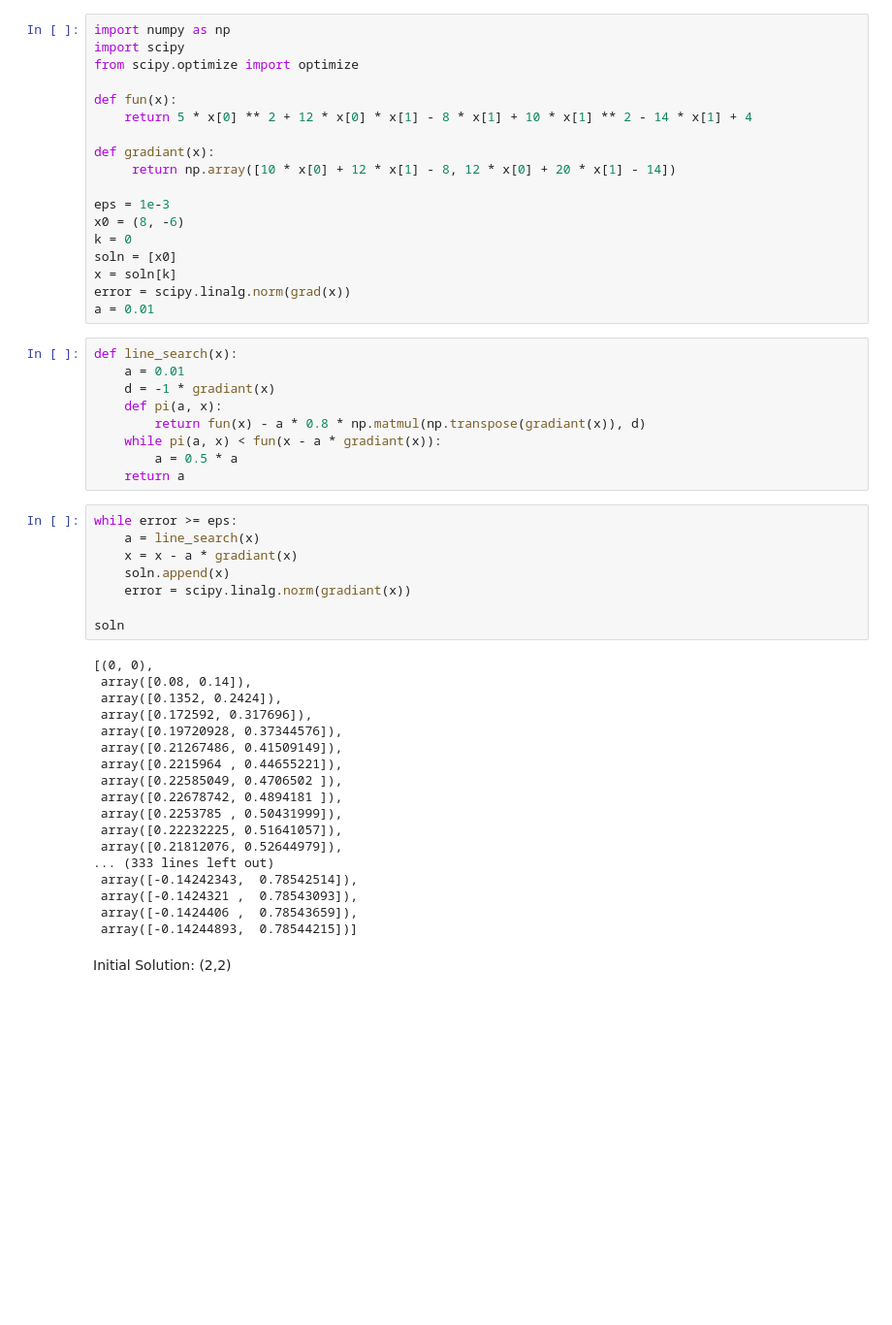
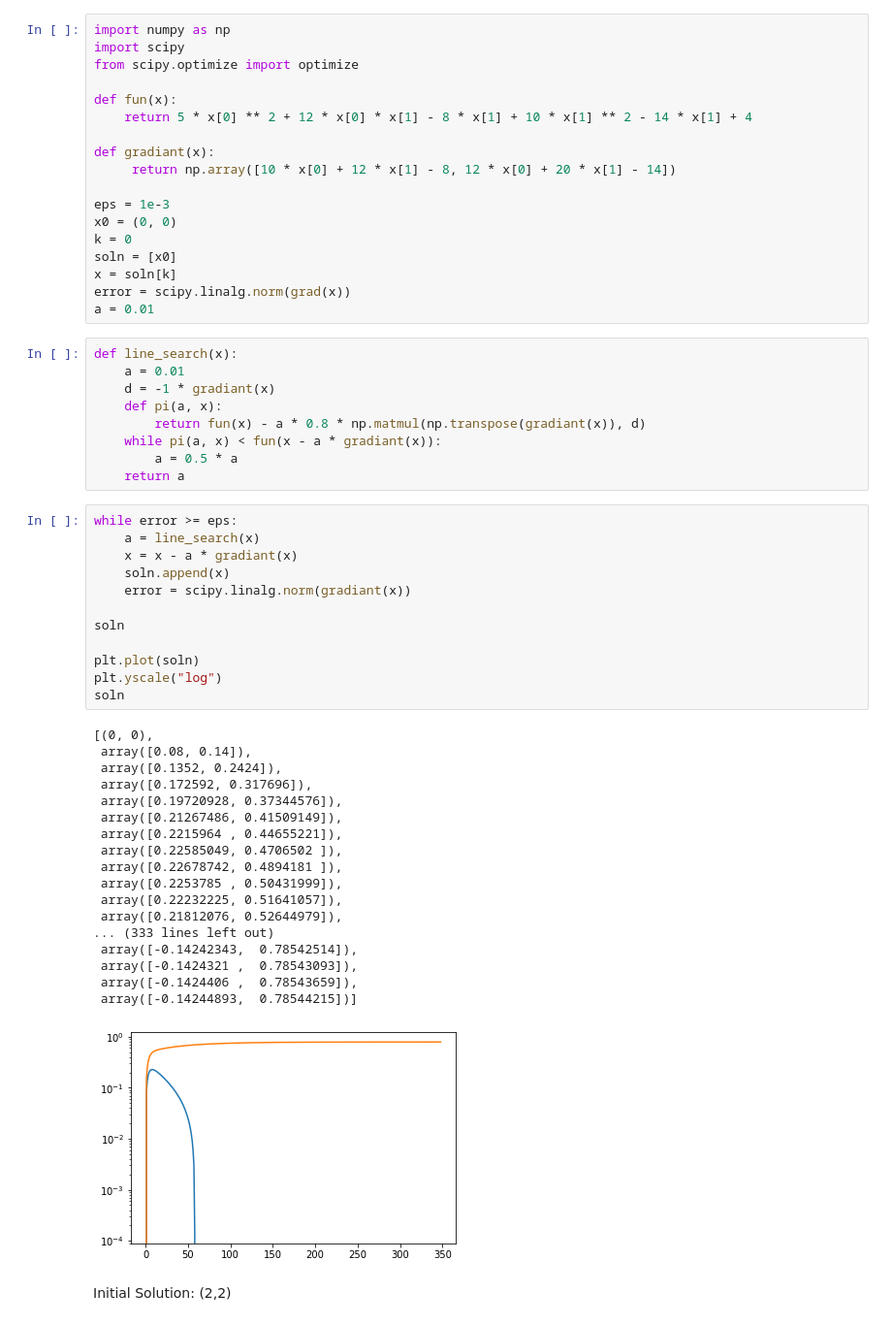
Before and after one commit to sebastiangarper/MAE-598, a Jupyter notebook: Homework #2.1.ipynb, the cells around one changed output. Shown at 97% size. Saved outputs shown, nothing was run; the diff lists cells and outputs as text; blank space fills up the shorter version.

```diff
--- a/Homework #2.1.ipynb
+++ b/Homework #2.1.ipynb
@@ -49,7 +49,7 @@ def gradiant(x):
      return np.array([10 * x[0] + 12 * x[1] - 8, 12 * x[0] + 20 * x[1] - 14])
 
 eps = 1e-3
-x0 = (8, -6)
+x0 = (0, 0)
 k = 0
 soln = [x0]
 x = soln[k]
@@ -67,29 +67,34 @@ def line_search(x):
 # %%
 while error >= eps:
     a = line_search(x)
     x = x - a * gradiant(x)
     soln.append(x)
     error = scipy.linalg.norm(gradiant(x))
 
 soln
+
+plt.plot(soln)
+plt.yscale("log")
+soln
 # %% [output]
 [(0, 0),
  array([0.08, 0.14]),
  array([0.1352, 0.2424]),
  array([0.172592, 0.317696]),
  array([0.19720928, 0.37344576]),
  array([0.21267486, 0.41509149]),
  array([0.2215964 , 0.44655221]),
  array([0.22585049, 0.4706502 ]),
  array([0.22678742, 0.4894181 ]),
  array([0.2253785 , 0.50431999]),
  array([0.22232225, 0.51641057]),
  array([0.21812076, 0.52644979]),
 ... (333 lines left out)
  array([-0.14242343,  0.78542514]),
  array([-0.1424321 ,  0.78543093]),
  array([-0.1424406 ,  0.78543659]),
  array([-0.14244893,  0.78544215])]
+[figure, added]
 # %% [markdown]
 Initial Solution: (2,2)
 # %%
```
Also changed, not shown: parts of 10 cells of this notebook.
